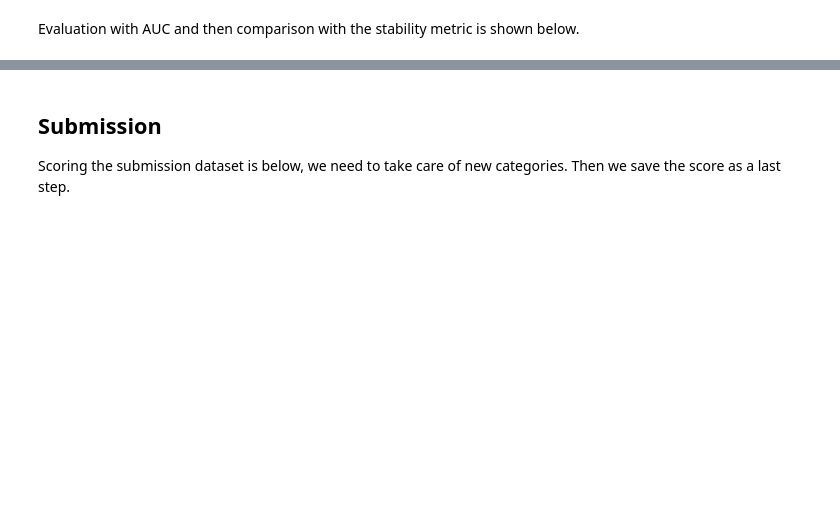
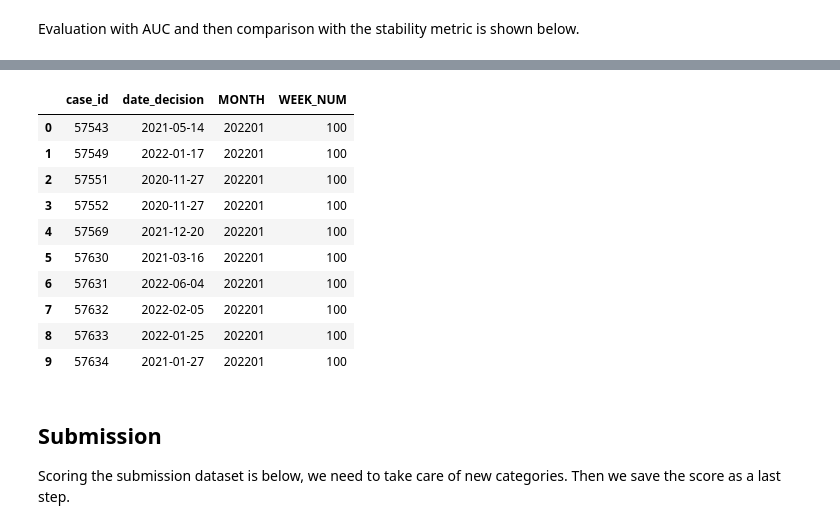
Before and after one commit to grichland/credit-risk-modeling2024, a Jupyter notebook: Preprocessing.ipynb, the cells around one changed output, grey strips where cells are left out. Saved outputs shown, nothing was run; the diff lists cells and outputs as text; code cells hidden in the pictures; blank space fills up the shorter version.

```diff
--- a/Preprocessing.ipynb
+++ b/Preprocessing.ipynb
@@ -404,3 +433,17 @@ Evaluation with AUC and then comparison with the stability metric is shown below
+# %%
+pd.read_csv('/kaggle/input/home-credit-credit-risk-model-stability/csv_files/test/test_base.csv')
+# %% [output]
+|  | case_id | date_decision | MONTH | WEEK_NUM |
+| 0 | 57543 | 2021-05-14 | 202201 | 100 |
+| 1 | 57549 | 2022-01-17 | 202201 | 100 |
+| 2 | 57551 | 2020-11-27 | 202201 | 100 |
+| 3 | 57552 | 2020-11-27 | 202201 | 100 |
+| 4 | 57569 | 2021-12-20 | 202201 | 100 |
+| 5 | 57630 | 2021-03-16 | 202201 | 100 |
+| 6 | 57631 | 2022-06-04 | 202201 | 100 |
+| 7 | 57632 | 2022-02-05 | 202201 | 100 |
+| 8 | 57633 | 2022-01-25 | 202201 | 100 |
+| 9 | 57634 | 2021-01-27 | 202201 | 100 |
 # %%
 for base, X in [(base_train, X_train), (base_valid, X_valid), (base_test, X_test)]:
     y_pred = gbm.predict(X, num_iteration=gbm.best_iteration)
```
Also changed, not shown: parts of 44 cells of this notebook.
